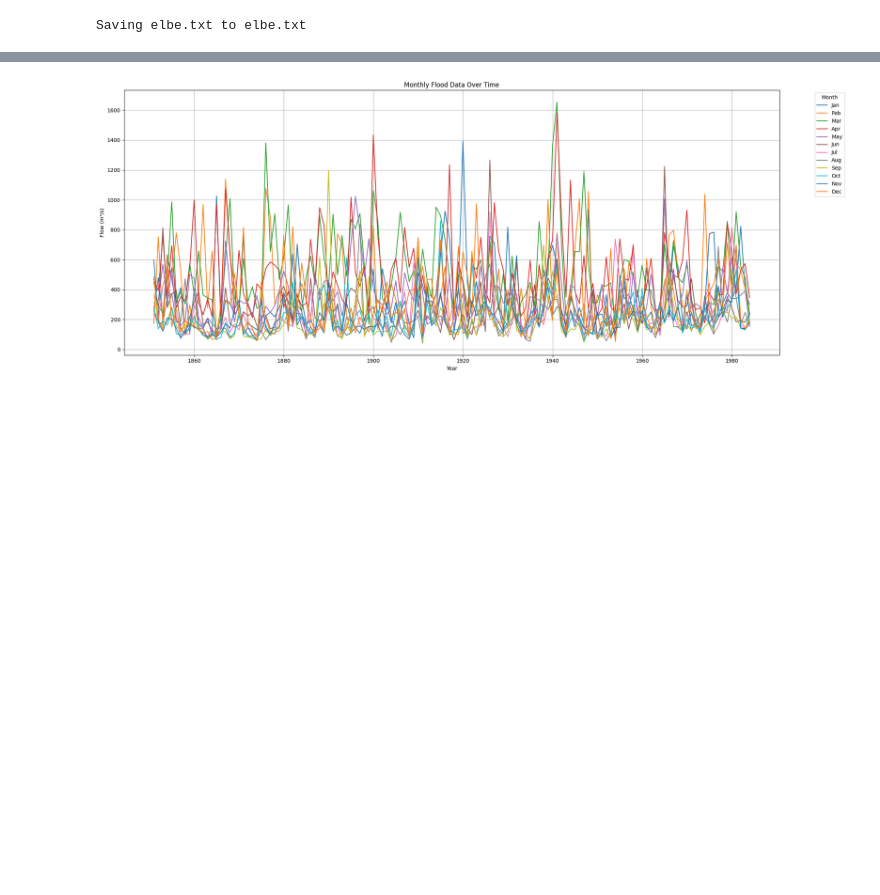
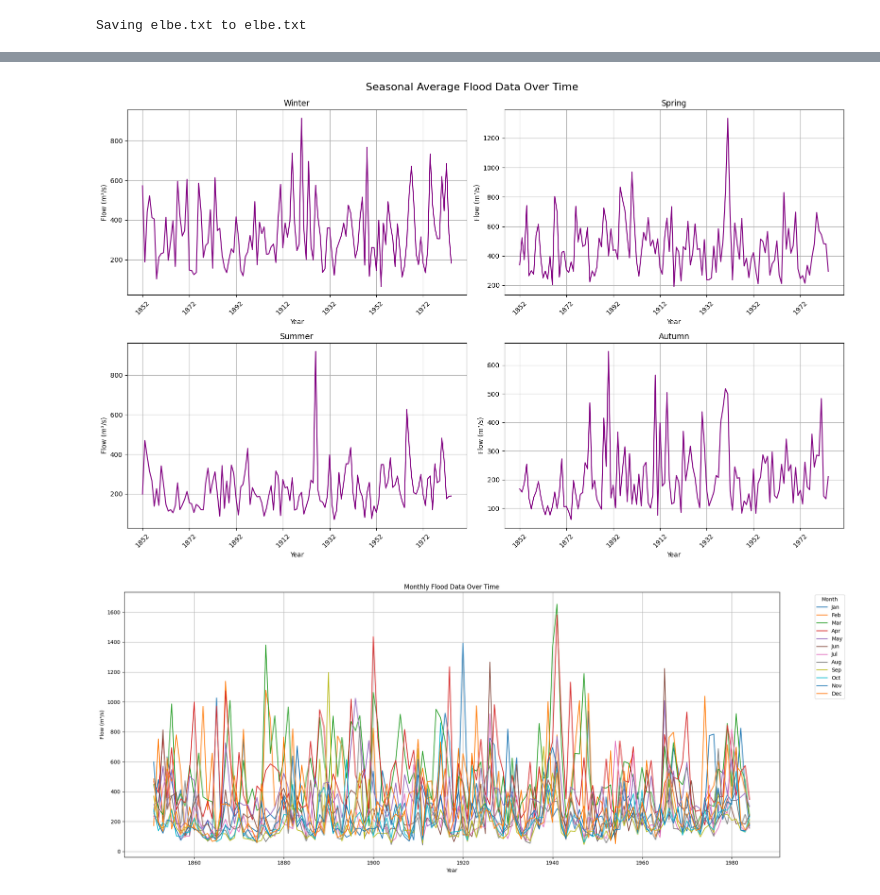
Before and after one commit to Shinyhunter95/Project-6070, a Jupyter notebook: Project_6070.ipynb, the cells around one changed output, grey strips where cells are left out. Drawn from its saved outputs; the diff is of its cells as text; code cells hidden in the pictures; blank space fills up the shorter version.

```diff
--- a/Project_6070.ipynb
+++ b/Project_6070.ipynb
@@ -59,3 +59,50 @@ plt.show()
+# %%
+import pandas as pd
+
+# Shift Dec for Winter
+df_season = df.copy()
+df_season["Dec_shifted"] = df_season["Dec"].shift(1)
+
+# Seasonal definitions
+seasons = {
+    "Winter": ["Dec_shifted", "Jan", "Feb"],
+    "Spring": ["Mar", "Apr", "May"],
+    "Summer": ["Jun", "Jul", "Aug"],
+    "Autumn": ["Sep", "Oct", "Nov"]
+}
+
+# Compute seasonal averages
+seasonal_data = pd.DataFrame()
+for season, months_list in seasons.items():
+    seasonal_data[season] = df_season[months_list].mean(axis=1)
+
+# Combine with Year column
+seasonal_data["Year"] = df_season["Year"]
+
+# Drop first row because Winter has NaN
+seasonal_data = seasonal_data.iloc[1:]
+# %%
+import matplotlib.pyplot as plt
+
+fig, axes = plt.subplots(2, 2, figsize=(16, 10))
+axes = axes.flatten()
+
+for idx, season in enumerate(seasons.keys()):
+    axes[idx].plot(seasonal_data["Year"], seasonal_data[season], linestyle='-', color='purple')
+    axes[idx].set_title(season)
+    axes[idx].set_xlabel("Year")
+    axes[idx].set_ylabel("Flow (m³/s)")
+    axes[idx].grid(True)
+
+    # Tick every 20 years
+    axes[idx].set_xticks(range(seasonal_data["Year"].iloc[0], seasonal_data["Year"].iloc[-1]+1, 20))
+    axes[idx].tick_params(axis='x', rotation=45)
+
+plt.tight_layout()
+plt.suptitle("Seasonal Average Flood Data Over Time", fontsize=16, y=1.02)
+plt.show()
+# %% [output]
+[figure, added]
 # %%
 plt.figure(figsize=(20, 8))
 
```
Also changed, not shown: parts of 2 cells of this notebook.
